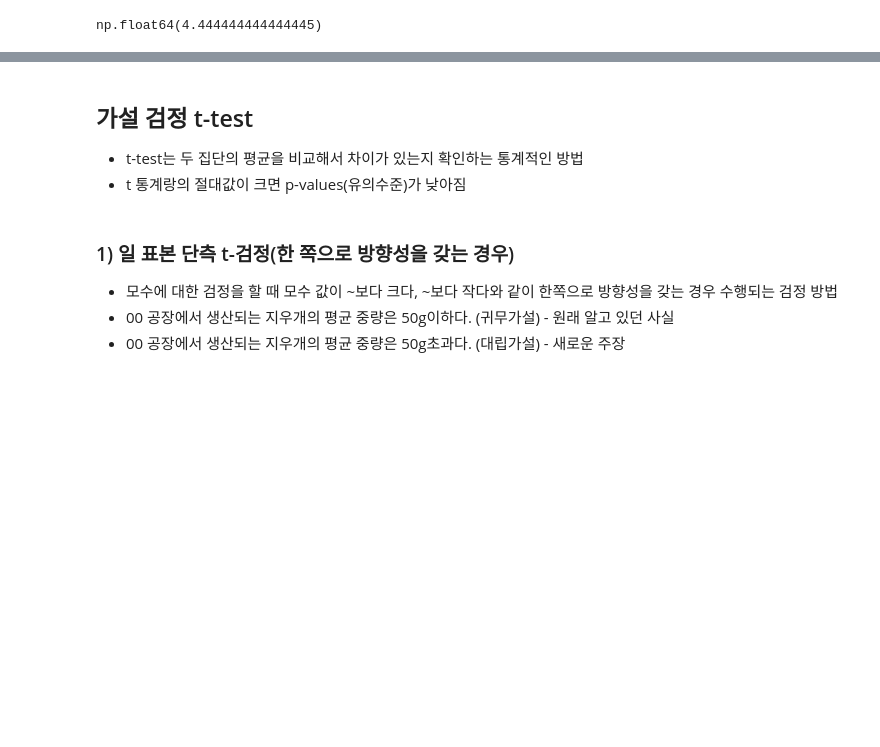
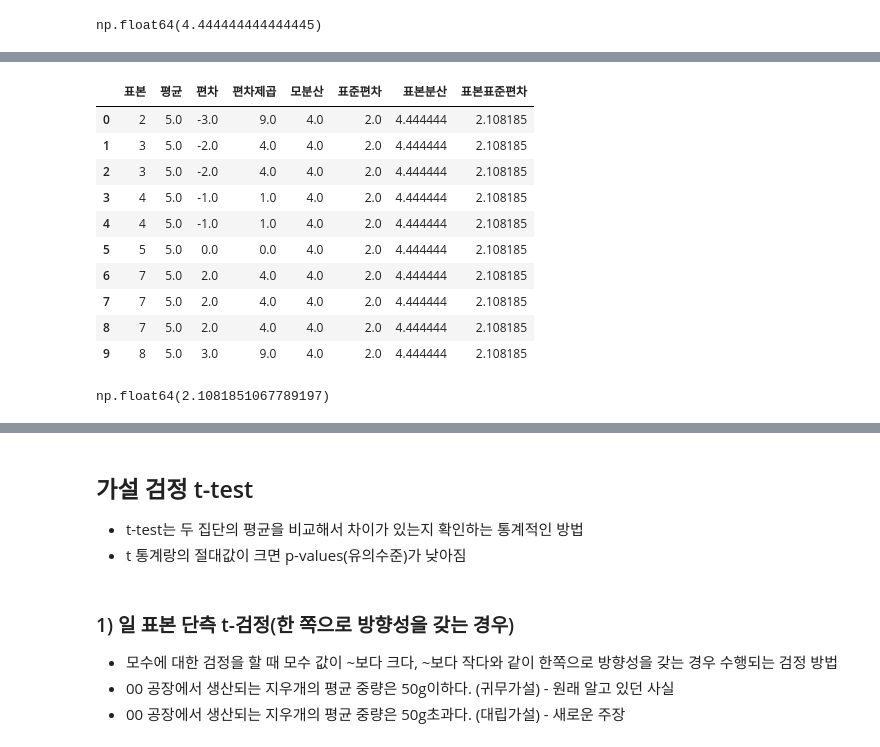
Before and after one commit to hyun111111/fintech_service_2nd, a Jupyter notebook: 05machine_learning/14기초통계의 이해.ipynb, the cells around one changed output, grey strips where cells are left out. Cells and saved outputs as stored; diff of their text form; code cells hidden in the pictures; blank space fills up the shorter version.

```diff
--- a/05machine_learning/14기초통계의 이해.ipynb
+++ b/05machine_learning/14기초통계의 이해.ipynb
@@ -368,3 +388,6 @@ KeyError: '편차제곱'
 a['표본'].var()
 # %% [output]
 np.float64(4.444444444444445)
+# %%
+a['표본분산'] = a['편차제곱'].sum() / (len(a['편차제곱']) - 1)
+a
@@ -373,0 +415,3 @@ np.float64(4.444444444444445)
+# %%
+a['표준편차'] = a['모분산'].apply(math.sqrt)
+a
@@ -373,0 +430,19 @@ np.float64(4.444444444444445)
+# %%
+a['표본표준편차'] = a['표본분산'].apply(math.sqrt)
+a
+# %% [output]
+|  | 표본 | 평균 | 편차 | 편차제곱 | 모분산 | 표준편차 | 표본분산 | 표본표준편차 |
+| 0 | 2 | 5.0 | -3.0 | 9.0 | 4.0 | 2.0 | 4.444444 | 2.108185 |
+| 1 | 3 | 5.0 | -2.0 | 4.0 | 4.0 | 2.0 | 4.444444 | 2.108185 |
+| 2 | 3 | 5.0 | -2.0 | 4.0 | 4.0 | 2.0 | 4.444444 | 2.108185 |
+| 3 | 4 | 5.0 | -1.0 | 1.0 | 4.0 | 2.0 | 4.444444 | 2.108185 |
+| 4 | 4 | 5.0 | -1.0 | 1.0 | 4.0 | 2.0 | 4.444444 | 2.108185 |
+| 5 | 5 | 5.0 | 0.0 | 0.0 | 4.0 | 2.0 | 4.444444 | 2.108185 |
+| 6 | 7 | 5.0 | 2.0 | 4.0 | 4.0 | 2.0 | 4.444444 | 2.108185 |
+| 7 | 7 | 5.0 | 2.0 | 4.0 | 4.0 | 2.0 | 4.444444 | 2.108185 |
+| 8 | 7 | 5.0 | 2.0 | 4.0 | 4.0 | 2.0 | 4.444444 | 2.108185 |
+| 9 | 8 | 5.0 | 3.0 | 9.0 | 4.0 | 2.0 | 4.444444 | 2.108185 |
+# %%
+a['표본'].std()
+# %% [output]
+np.float64(2.1081851067789197)
```
Also changed, not shown: parts of 9 cells of this notebook, 5 other files.
